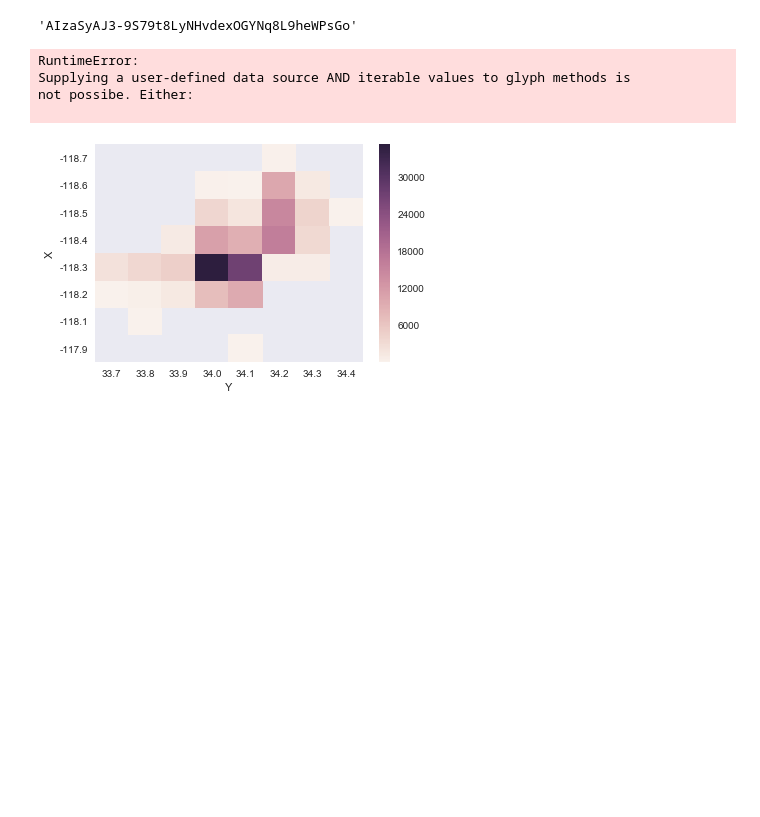
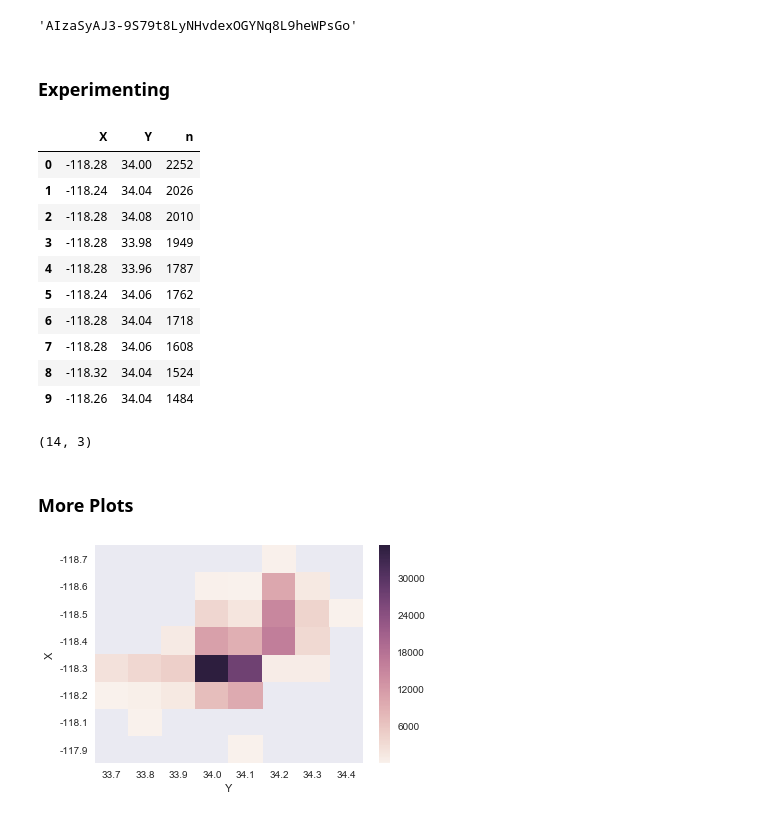
Before and after one commit to Peter-32/LA-Collision-Forecasting, a Jupyter notebook: la_collisions.ipynb, the cells around one changed output. Drawn from its saved outputs; the diff is of its cells as text; code cells hidden in the pictures; blank space fills up the shorter version.

```diff
--- a/la_collisions.ipynb
+++ b/la_collisions.ipynb
@@ -386,25 +380,61 @@ reset_output()
 
 output_file("gmap2.html")
 # -118.333485	34.035515
-map_options = GMapOptions(lat=34.035515, lng=-118.333485, map_type="roadmap", zoom=20)
+map_options = GMapOptions(lat=34.035515, lng=-118.333485, map_type="roadmap", zoom=16)
 
 # For GMaps to function, Google requires you obtain and enable an API key:
 #
 #     https://developers.google.com/maps/documentation/javascript/get-api-key
 #
 # Replace the value below with your personal API key:
-p = gmap("AIzaSyAJ3-9S79t8LyNHvdexOGYNq8L9heWPsGo", map_options, title="Los Angles")
+p = gmap("AIzaSyAJ3-9S79t8LyNHvdexOGYNq8L9heWPsGo", map_options, title="Los Angeles")
 
 source = ColumnDataSource(
-    data=dict(lat=df.iloc[0:1000].Y.values,
-              lon=df.iloc[0:1000].X.values)
+    data=dict(lat=df.Y.values,
+              lon=df.X.values)
 )
 
 p.circle(x="lon", y="lat", size=5, fill_color="red", fill_alpha=0.8, source=source)
 
 show(p)
-# %% [output]
-RuntimeError:
-Supplying a user-defined data source AND iterable values to glyph methods is
-not possibe. Either:
-
+# %% [markdown]
+### Experimenting
+# %%
+df_location2 = ps.sqldf(
+"""
+SELECT
+CASE
+  WHEN X_last_char%2 == 0
+  THEN X
+  ELSE X + .01
+END AS X,
+CASE
+  WHEN Y_last_char%2 == 0 THEN Y
+  ELSE Y + .01
+END AS Y,
+count(*) n
+FROM
+(select
+ROUND(X,2) X,
+ROUND(Y,2) Y,
+SUBSTR(CAST(ROUND(X,2) AS char),-1) X_last_char,
+SUBSTR(CAST(ROUND(Y,2) AS char),-1) Y_last_char
+from df
+) z
+group by 1,2
+order by 3 desc
+""", locals())
+
+df_location2.iloc[0:10]
+# %% [output]
+|  | X | Y | n |
+| 0 | -118.28 | 34.00 | 2252 |
+| 1 | -118.24 | 34.04 | 2026 |
+| 2 | -118.28 | 34.08 | 2010 |
+| 3 | -118.28 | 33.98 | 1949 |
+| 4 | -118.28 | 33.96 | 1787 |
+| 5 | -118.24 | 34.06 | 1762 |
+| 6 | -118.28 | 34.04 | 1718 |
+| 7 | -118.28 | 34.06 | 1608 |
+| 8 | -118.32 | 34.04 | 1524 |
+| 9 | -118.26 | 34.04 | 1484 |
@@ -410,0 +466,4 @@ not possibe. Either:
+# %%
+df_location3.shape
+# %% [output]
+(14, 3)
@@ -411,3 +524,5 @@ not possibe. Either:
+# %% [markdown]
+### More Plots
 # %%
 df_location = ps.sqldf(
 """select
```
Also changed, not shown: parts of 13 cells of this notebook, 1 other file.
